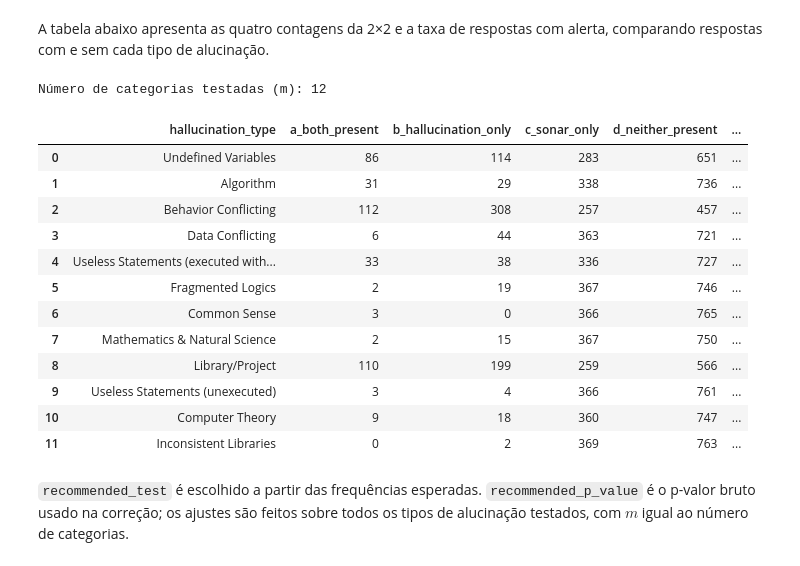
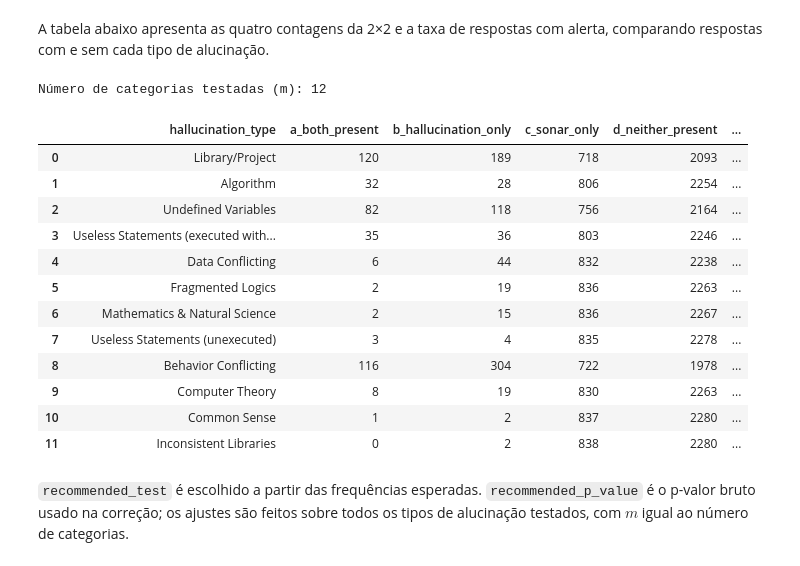
Before and after one commit to mlbaraldi/relacao-alucinacao-sonarqube, a Jupyter notebook: analysis/sonarqube_labeled/statistical_analysis/sonar_hallucination_statistical_analysis.ipynb, the cells around one changed output. Saved outputs shown, nothing was run; the diff lists cells and outputs as text; code cells hidden in the pictures.

```diff
--- a/analysis/sonarqube_labeled/statistical_analysis/sonar_hallucination_statistical_analysis.ipynb
+++ b/analysis/sonarqube_labeled/statistical_analysis/sonar_hallucination_statistical_analysis.ipynb
@@ -273,26 +273,15 @@ from IPython.display import Markdown, display
 import pandas as pd
 
 START_DIR = Path.cwd().resolve()
-DATA_DIR = next(
-    (
-        candidate
-        for candidate in (START_DIR, *START_DIR.parents)
-        if (candidate / "input.jsonl").is_file()
-        and (candidate / "mapped_issues.json").is_file()
-    ),
-    None,
- )
+DATA_DIR = Path(
+    "/home/priscila/Documentos/Estudos/Doutorado/Qualidade de Sotware/"
+    "artigo_QS/repositorio/relacao-alucinacao-sonarqube"
+)
 
-if DATA_DIR is None:
-    raise FileNotFoundError(
-        "Não encontrei input.jsonl e mapped_issues.json em nenhum diretório "
-        f"pai de {START_DIR}. Abra o notebook na pasta do projeto ou configure DATA_DIR manualmente."
-    )
-
-INPUT_JSONL = DATA_DIR / "input.jsonl"
+INPUT_JSONL = DATA_DIR / "metadata.jsonl"
 MAPPED_ISSUES = DATA_DIR / "mapped_issues.json"
 
 print("Pasta dos dados:", DATA_DIR)
-print("input.jsonl:", INPUT_JSONL)
+print("metadata.jsonl:", INPUT_JSONL)
 print("mapped_issues.json:", MAPPED_ISSUES)
 # %% [output]
@@ -352,7 +341,7 @@ for row_number, obj in input_rows:
         "affections": affections,
     })
 
-response_df = pd.DataFrame(records)
-response_df.head()
+df = pd.DataFrame(records)
+df.head()
 # %% [output]
 |  | row_number | _id | model | dataset | level | project | has_sonar_issue | sonar_issue_count | ... |
@@ -585,51 +577,51 @@ Para cada tipo de alucinação, a pergunta estatística é:
 A tabela abaixo apresenta as quatro contagens da 2×2 e a taxa de respostas com alerta, comparando respostas com e sem cada tipo de alucinação.
 # %%
 all_hallucination_types = sorted(
-    {value for values in response_df["hallucination_types"] for value in values}
+    {value for values in df["hallucination_types"] for value in values}
  )
 
 pairs_a = []
-any_sonar_alert = response_df["has_sonar_issue"].astype(bool)
+any_sonar_alert = df["has_sonar_issue"].astype(bool)
 for hallucination_type in all_hallucination_types:
-    has_hallucination = response_df["hallucination_types"].apply(
+    has_hallucination = df["hallucination_types"].apply(
         lambda values: hallucination_type in values
     )
     pairs_a.append({
         "sonar_type": "Qualquer alerta SonarQube",
         "hallucination_type": hallucination_type,
         "has_sonar": any_sonar_alert,
         "has_hallucination": has_hallucination,
     })
 
 hallucination_results = build_pairwise_association_results(pairs_a)
 print(f"Número de categorias testadas (m): {len(hallucination_results)}")
 table_rate_columns_a = [
     "hallucination_type",
     "a_both_present",
     "b_hallucination_only",
     "c_sonar_only",
     "d_neither_present",
     "responses_with_hallucination",
     "sonar_rate_with_hallucination",
     "sonar_rate_without_hallucination",
     "risk_difference",
 ]
 display(hallucination_results[table_rate_columns_a])
 # %% [output]
 Número de categorias testadas (m): 12
 |  | hallucination_type | a_both_present | b_hallucination_only | c_sonar_only | d_neither_present | ... |
-| 0 | Undefined Variables | 86 | 114 | 283 | 651 | ... |
-| 1 | Algorithm | 31 | 29 | 338 | 736 | ... |
-| 2 | Behavior Conflicting | 112 | 308 | 257 | 457 | ... |
-| 3 | Data Conflicting | 6 | 44 | 363 | 721 | ... |
-| 4 | Useless Statements (executed with... | 33 | 38 | 336 | 727 | ... |
-| 5 | Fragmented Logics | 2 | 19 | 367 | 746 | ... |
-| 6 | Common Sense | 3 | 0 | 366 | 765 | ... |
-| 7 | Mathematics & Natural Science | 2 | 15 | 367 | 750 | ... |
-| 8 | Library/Project | 110 | 199 | 259 | 566 | ... |
-| 9 | Useless Statements (unexecuted) | 3 | 4 | 366 | 761 | ... |
-| 10 | Computer Theory | 9 | 18 | 360 | 747 | ... |
-| 11 | Inconsistent Libraries | 0 | 2 | 369 | 763 | ... |
+| 0 | Library/Project | 120 | 189 | 718 | 2093 | ... |
+| 1 | Algorithm | 32 | 28 | 806 | 2254 | ... |
+| 2 | Undefined Variables | 82 | 118 | 756 | 2164 | ... |
+| 3 | Useless Statements (executed with... | 35 | 36 | 803 | 2246 | ... |
+| 4 | Data Conflicting | 6 | 44 | 832 | 2238 | ... |
+| 5 | Fragmented Logics | 2 | 19 | 836 | 2263 | ... |
+| 6 | Mathematics & Natural Science | 2 | 15 | 836 | 2267 | ... |
+| 7 | Useless Statements (unexecuted) | 3 | 4 | 835 | 2278 | ... |
+| 8 | Behavior Conflicting | 116 | 304 | 722 | 1978 | ... |
+| 9 | Computer Theory | 8 | 19 | 830 | 2263 | ... |
+| 10 | Common Sense | 1 | 2 | 837 | 2280 | ... |
+| 11 | Inconsistent Libraries | 0 | 2 | 838 | 2280 | ... |
 # %% [markdown]
 
 `recommended_test` é escolhido a partir das frequências esperadas. `recommended_p_value` é o p-valor bruto usado na correção; os ajustes são feitos sobre todos os tipos de alucinação testados, com $m$ igual ao número de categorias.
```
Also changed, not shown: parts of 9 cells of this notebook, 1 other file.
